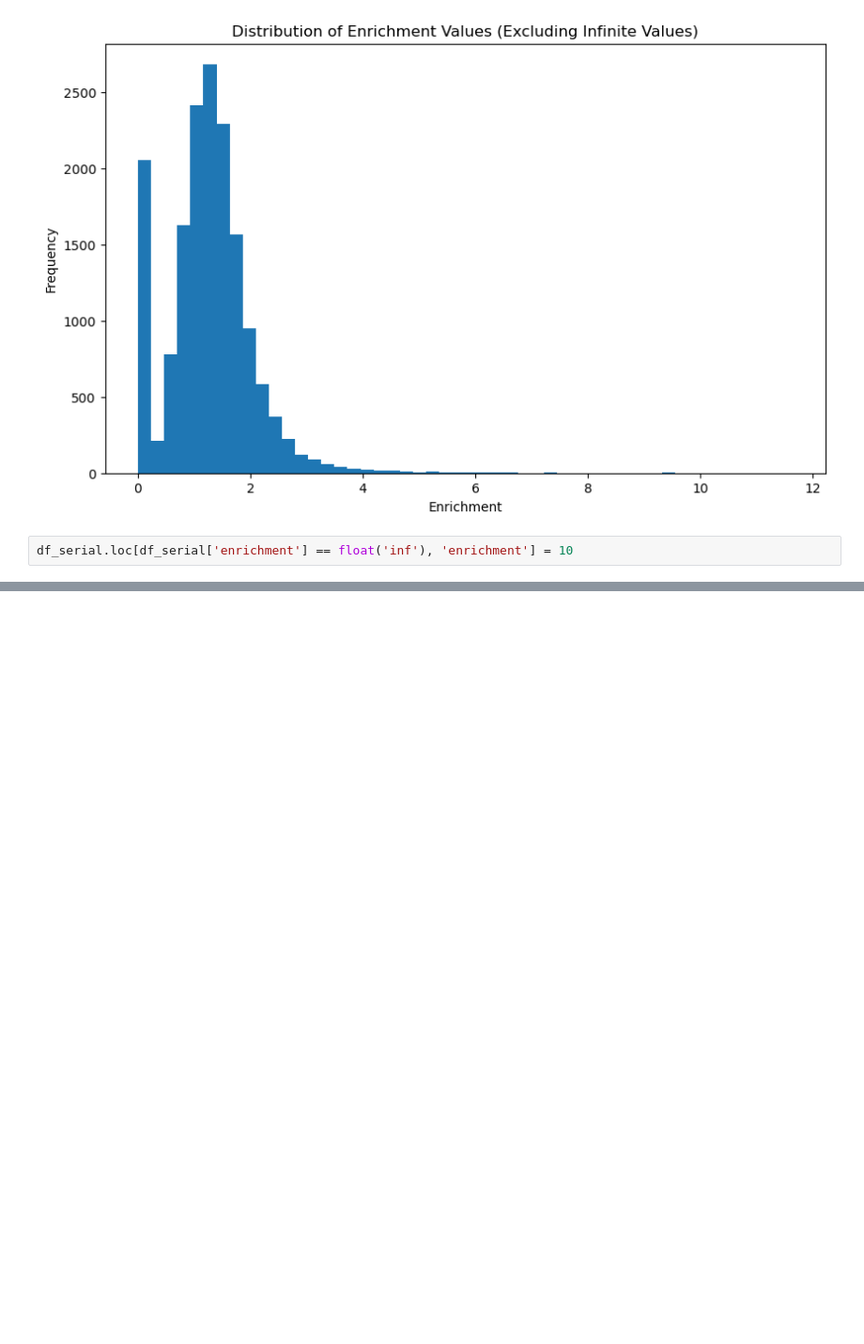
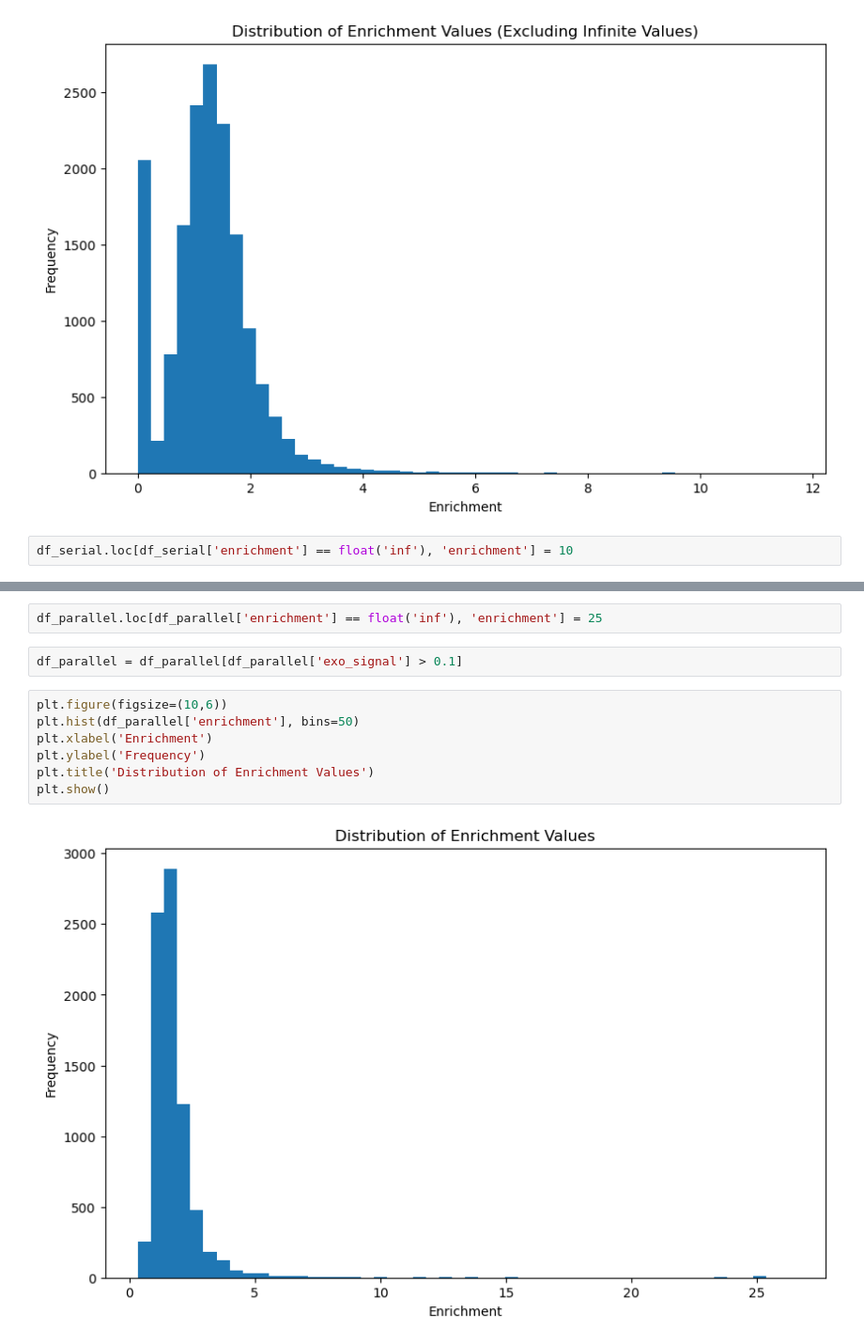
Before and after one commit to michal7kw/SRF_MeCP2_CUTandTAG, a Jupyter notebook: iterative_alternative/analyze_mecp2_cpg_enrichment/analyze_cpg_enrichment.ipynb, the cells around one changed output, grey strips where cells are left out. Shown at 94% size. Saved outputs shown, nothing was run; the diff lists cells and outputs as text; blank space fills up the shorter version.

```diff
--- a/iterative_alternative/analyze_mecp2_cpg_enrichment/analyze_cpg_enrichment.ipynb
+++ b/iterative_alternative/analyze_mecp2_cpg_enrichment/analyze_cpg_enrichment.ipynb
@@ -45 +122,14 @@ df_serial['exo_signal']
+# %%
+df_parallel.loc[df_parallel['enrichment'] == float('inf'), 'enrichment'] = 25
+# %%
+df_parallel = df_parallel[df_parallel['exo_signal'] > 0.1]
+# %%
+plt.figure(figsize=(10,6))
+plt.hist(df_parallel['enrichment'], bins=50)
+plt.xlabel('Enrichment')
+plt.ylabel('Frequency')
+plt.title('Distribution of Enrichment Values')
+plt.show()
+# %% [output]
+[figure, added]
 # %%
```
Also changed, not shown: parts of 20 cells of this notebook, 4 other files.
